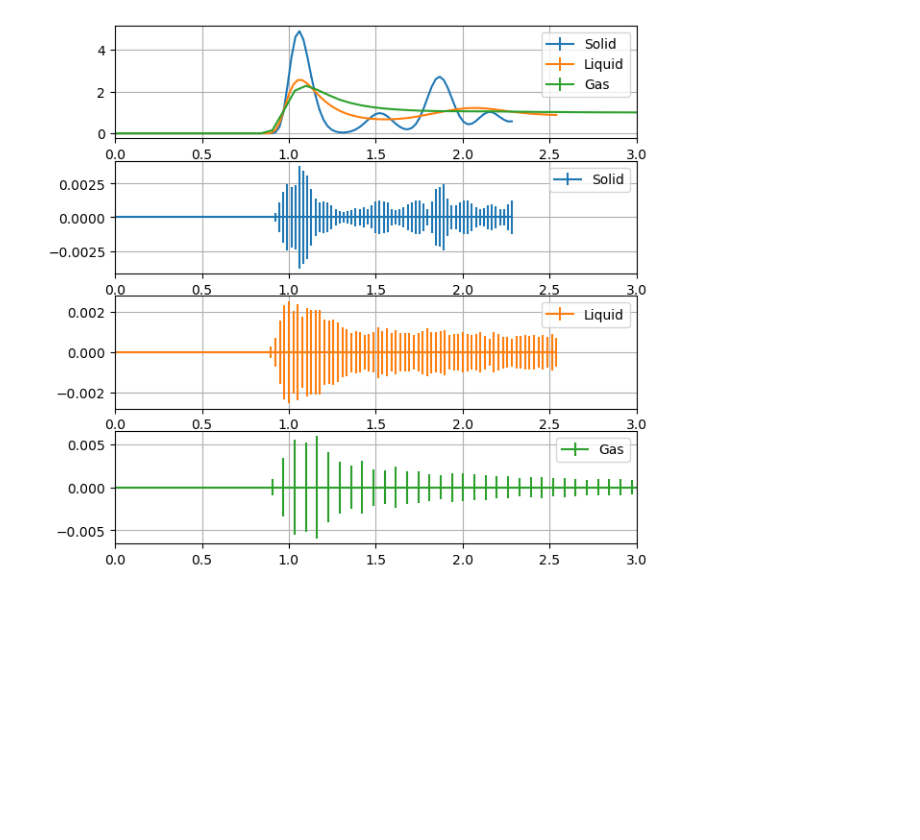
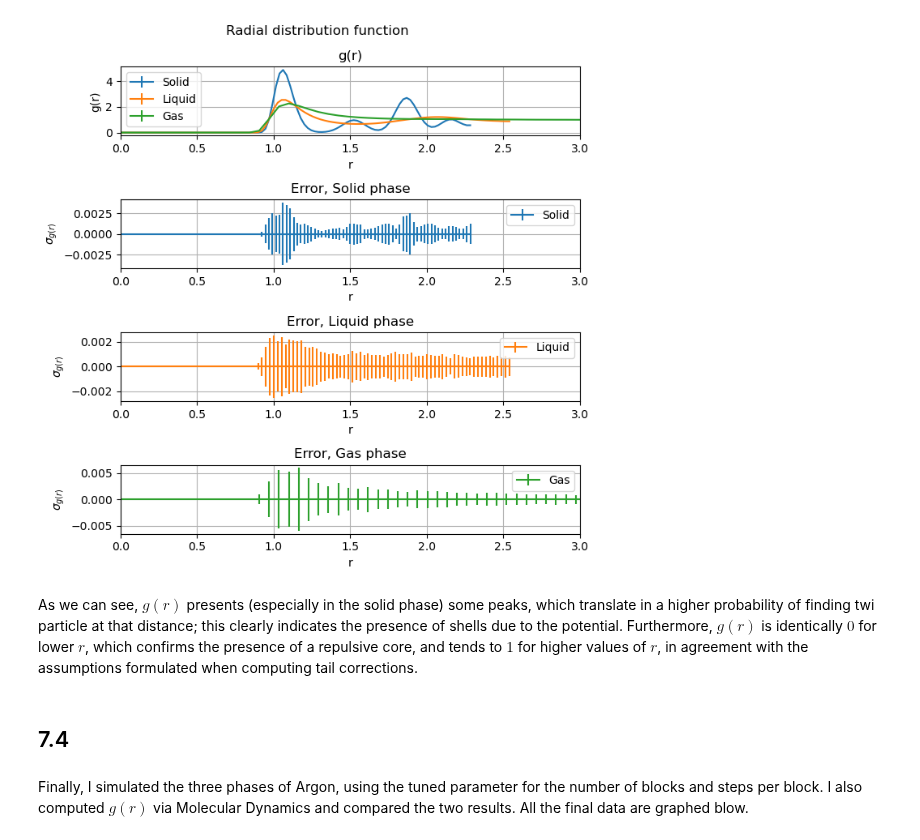
Before and after one commit to YggdrasilUrthr/NSL, a Jupyter notebook: Lab7/Lab7.ipynb, the cells around one changed output. Cells and saved outputs as stored; diff of their text form; code cells hidden in the pictures; blank space fills up the shorter version.

```diff
--- a/Lab7/Lab7.ipynb
+++ b/Lab7/Lab7.ipynb
@@ -10,5 +28,5 @@ phases_path = [phase + "/" for phase in phases]
 # %%
-# Temperature is already eq'd with Metropolis algorithm => analyse epot equilibration
+# Temperature is already eq'd in NVT => analyse epot equilibration
 
 eq_path = csv_path + "NonEq/"
 eq_directories = map(os.fsencode, [eq_path + phase for phase in phases_path])
@@ -21,7 +39,14 @@ for idx, directory in enumerate(eq_directories):
     filename = "output_epot.dat"
     eq_data = np.loadtxt(os.fsdecode(directory) + filename)
 
-    plt.plot(eq_data[:, 0], eq_data[:, 1])
+    plt.plot(eq_data[:, 0], eq_data[:, 1], color = colors[idx], label = phases[idx])
+    plt.xlabel("Step Number")
+    plt.ylabel(r"$U^*/N$")
+    plt.title(phases[idx])
+    plt.legend()
 
+plt.gcf().suptitle("Equilibration")
+plt.gcf().set_size_inches(10, 6)
+plt.tight_layout()
 plt.show()
 # %% [output]
@@ -31,7 +61,7 @@ plt.show()
 
 M = int(5e5)
 t_max = M
-t_blk_max = int(1e2)    # TODO increase this to 1e3
+t_blk_max = int(5e2)
 
 def Autcorr(in_data):
 
@@ -81,6 +111,9 @@ for idx, directory in enumerate(autocorr_directories):
 
     plt.subplot(1, 2, 1)
     plt.plot(autocorr_data[:, 0], autocorr_data[:, 1], label = phases[idx])
+    plt.xlabel("Step Number")
+    plt.ylabel("U/N")
+    plt.title("U/N instant values")
     plt.grid(True)
     plt.legend()
 
@@ -100,8 +133,13 @@ for idx, directory in enumerate(autocorr_directories):
 
     plt.subplot(1, 2, 2)
     plt.plot(np.arange(1, t_blk_max + 1), autocorr, label = phases[idx])
+    plt.xlabel("t")
+    plt.ylabel("$\chi(t)$")
+    plt.title("Autocorrelation")
     plt.grid(True)
     plt.legend()
 
+plt.suptitle("Autocorrelation analysis")
+plt.tight_layout()
 plt.show()
 # %% [output]
@@ -151,9 +191,12 @@ for idx, directory in enumerate(autocorr_directories):
         last_blk_errors.append(ComputeFinalBlockError(autocorr_data[:, 1], M, L))
 
     plt.plot(L_range, last_blk_errors, label = phases[idx])
+    plt.xlabel("L")
+    plt.ylabel(r"$\bar\sigma$")
+    plt.title("Statistical error analysis")
     plt.grid(True)
     plt.legend()
-#    plt.show()
 
+plt.tight_layout()
 plt.show()
 # %% [output]
@@ -161,32 +217,45 @@ plt.show()
 # %%
 eqd_path = csv_path + "Eq/"
 eqd_directories = map(os.fsencode, [eqd_path + phase for phase in phases_path])
 
 plt.figure(figsize=(7,7))
-colors = ['tab:blue', 'tab:orange', 'tab:green']
 
 nbins = 100
 
 for idx, directory in enumerate(eqd_directories):
 
     gr_data = np.loadtxt(os.fsdecode(directory) + "output_gr.dat")
 
     ax1 = plt.subplot(4, 1, 1)
     plt.errorbar(gr_data[0, :], gr_data[1, :], yerr = gr_data[2, :], label = phases[idx])
     plt.grid(True)
     plt.legend()
     # Gas phase graph extends asymptotically towards g(r) = 1
     plt.xlim(0, 3.0)
+    plt.xlabel("r")
+    plt.ylabel("g(r)")
+    plt.title("g(r)")
 
     # Graph error bars separately (too small to be seen in main graph)
     plt.subplot(4, 1, 2 + idx, sharex = ax1)
     plt.errorbar(gr_data[0, :], np.zeros(nbins), yerr = gr_data[2, :], label = phases[idx], color = colors[idx])
+    plt.xlabel("r")
+    plt.ylabel(r"$\sigma_{g(r)}$")
+    plt.title("Error, {} phase".format(phases[idx]))
     plt.grid(True)
     plt.legend()
 
+plt.suptitle("Radial distribution function")
+plt.tight_layout()
 plt.show()
 # %% [output]
-[figure, old version]
+[figure, new version]
+# %% [markdown]
+As we can see, $g(r)$ presents (especially in the solid phase) some peaks, which translate in a higher probability of finding twi particle at that distance; this clearly indicates the presence of shells due to the potential. Furthermore, $g(r)$ is identically $0$ for lower $r$, which confirms the presence of a repulsive core, and tends to $1$ for higher values of $r$, in agreement with the assumptions formulated when computing tail corrections.
+# %% [markdown]
+## 7.4
+# %% [markdown]
+Finally, I simulated the three phases of Argon, using the tuned parameter for the number of blocks and steps per block. I also computed $g(r)$ via Molecular Dynamics and compared the two results. All the final data are graphed blow.
 # %%
 ar_path = csv_path + "ArSim/"
 sample_meth = ["MC", "MD"]
```
Also changed, not shown: parts of 18 cells of this notebook, 4 other files.
